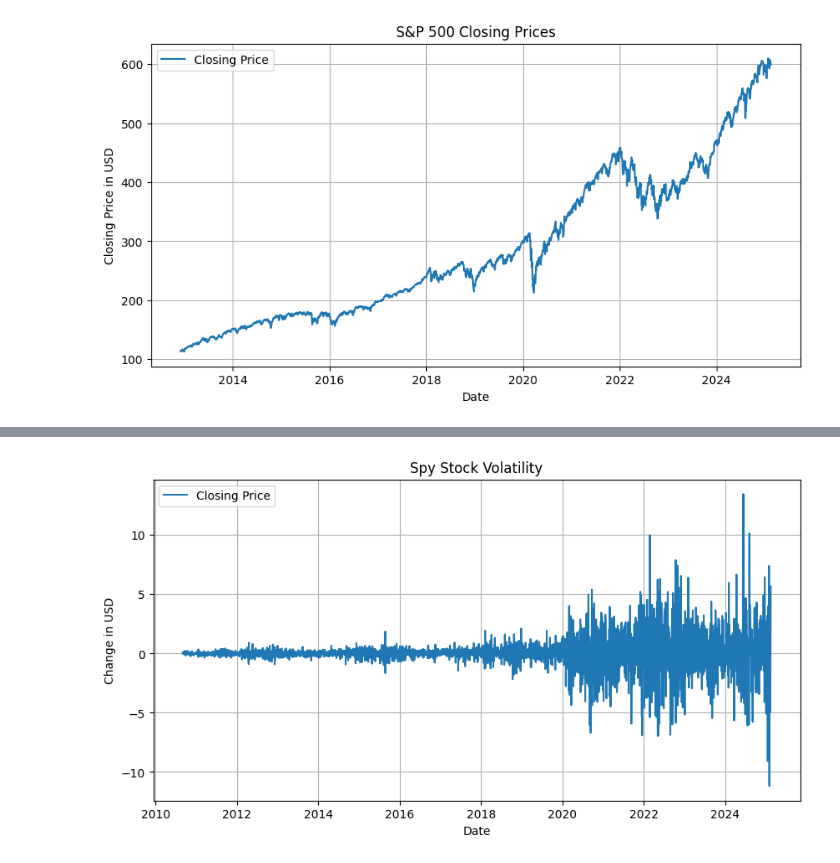
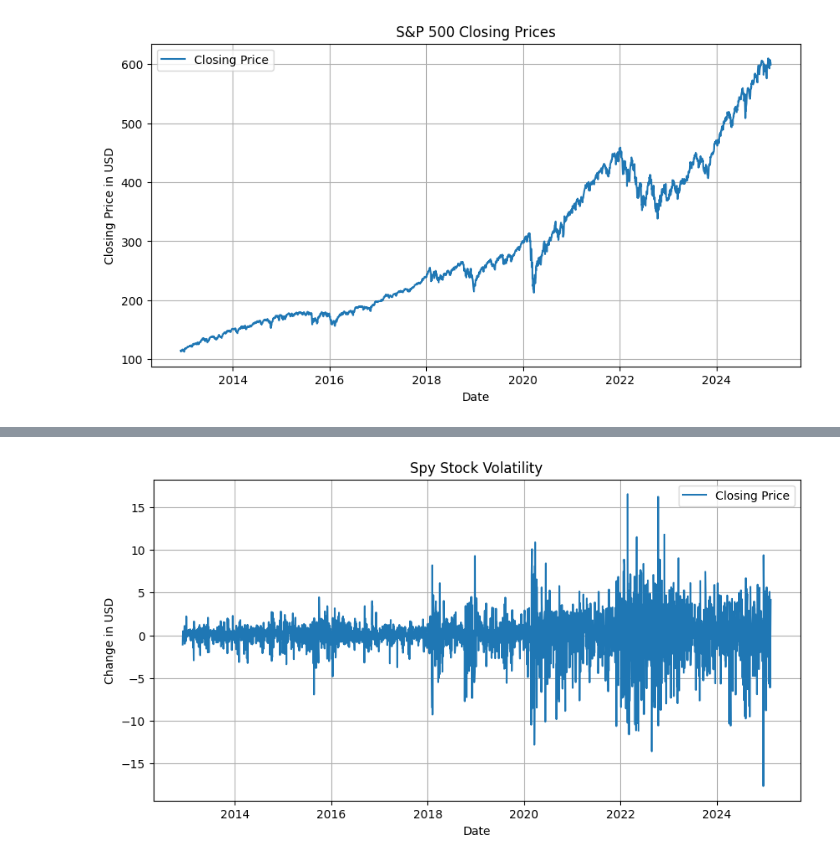
Before and after one commit to eirik-evjenth/Python_Collection, a Jupyter notebook: Visual Studio IT 2/Kapittel 3/Kapittel 3B/Prosjekt/APPL_manual_stocks.ipynb, the cells around one changed output, grey strips where cells are left out. Drawn from its saved outputs; the diff is of its cells as text; code cells hidden in the pictures.

Commit message:
Finishing Apple and S&P 500 saga

```diff
--- a/Visual Studio IT 2/Kapittel 3/Kapittel 3B/Prosjekt/APPL_manual_stocks.ipynb
+++ b/Visual Studio IT 2/Kapittel 3/Kapittel 3B/Prosjekt/APPL_manual_stocks.ipynb
@@ -213,16 +234,16 @@ Det er veldig store svingninger igjen idag, tyder dette på en til krise?
 # %%
 dates = []
-volatility = []
+Volatility = []
 
 for row in data[7500:]:
     date_str = row[0]
     date = datetime.strptime(date_str, '%Y-%m-%d')
     dates.append(date)
     change = float(row[1])-float(row[4])
-    volatility.append(change)
+    Volatility.append(change)
 
 plt.figure(figsize=(10, 5))
-plt.plot(dates, volatility, label='Closing Price')
+plt.plot(dates, Volatility, label='Closing Price')
 plt.xlabel('Date')
 plt.ylabel('Change in USD')
 plt.title('Apple Stock Volatility')
@@ -238,12 +296,4 @@ Ser på hvordan Apple har utviklet seg sammenliknet med det generelle markedet
 # %%
-file2 = "S&P 500.csv"
-
-with open(file2, encoding="utf-8-sig") as fil2:
-    reader = csv.reader(fil2)
-    next(reader) # Går forbi første linje
-    spy_data = list(reader)
-
-
 spy_dates = []
 spy_closing_prices = []
 
@@ -251,13 +301,14 @@ for row in spy_data[2:]:
     spy_date_str = row[0]
     spy_date = datetime.strptime(spy_date_str, '%Y-%m-%d')
     spy_dates.append(spy_date)
-    spy_closing_prices.append(float(row[4]))
+    spy_closing_prices.append((float(row[4]))/3)
 
 plt.figure(figsize=(10, 5))
-plt.plot(spy_dates, spy_closing_prices, label='Closing Price')
+plt.plot(aapl_dates, aapl_closing_prices, label='Apple Closing Price')
+plt.plot(spy_dates, spy_closing_prices, label='S&P 500 Closing Price')
 plt.xlabel('Date')
 plt.ylabel('Closing Price in USD')
-plt.title('S&P 500 Closing Prices')
+plt.title('Apple and S&P 500 Closing Prices')
 plt.legend()
 plt.grid()
 plt.show()
@@ -294,21 +355,24 @@ Mye mindre svingninger prosentvis, tyder på at det er tryggere å investere, me
 # %%
 spy_volatility = []
 spy_dates = []
 
-for row in data[7500:]:
+
+for row in spy_data[5000:]:
     spy_date_str = row[0]
     spy_date = datetime.strptime(spy_date_str, '%Y-%m-%d')
     spy_dates.append(spy_date)
-    change = float(row[1])-float(row[4])
-    spy_volatility.append(change)
+    spy_change = float(row[1])-float(row[4])
+    spy_volatility.append(spy_change)
+
+
 
 plt.figure(figsize=(10, 5))
 plt.plot(spy_dates, spy_volatility, label='Closing Price')
 plt.xlabel('Date')
 plt.ylabel('Change in USD')
 plt.title('Spy Stock Volatility')
 plt.legend()
 plt.grid()
 plt.show()
 # %% [output]
-[figure, old version]
+[figure, new version]
```
Also changed, not shown: parts of 26 cells of this notebook.
